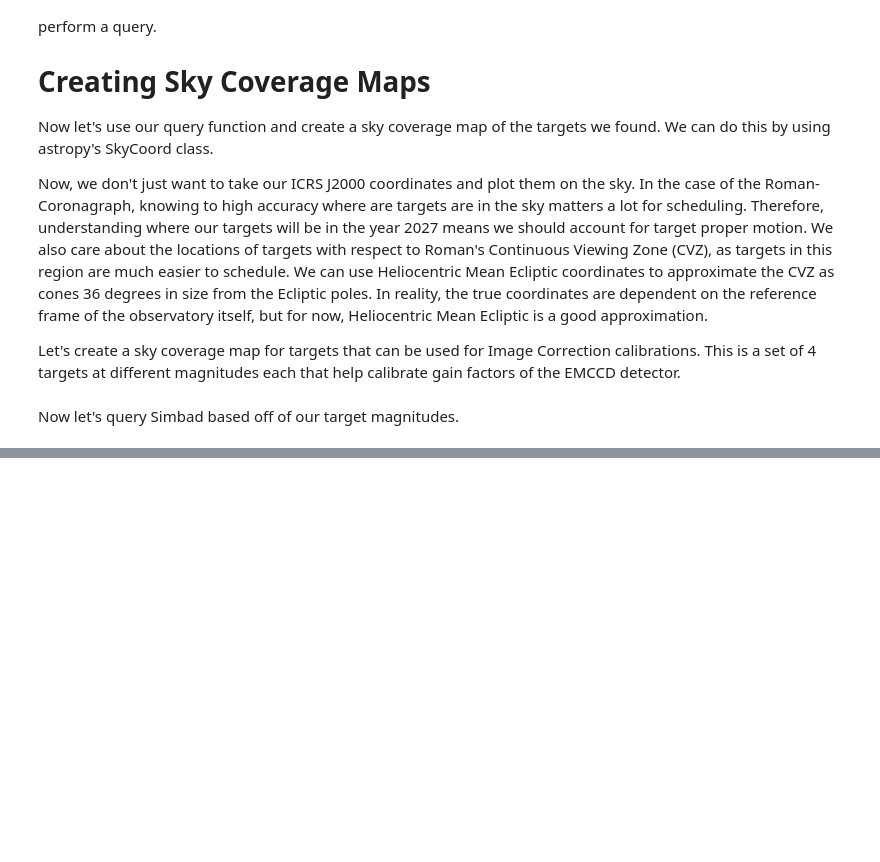
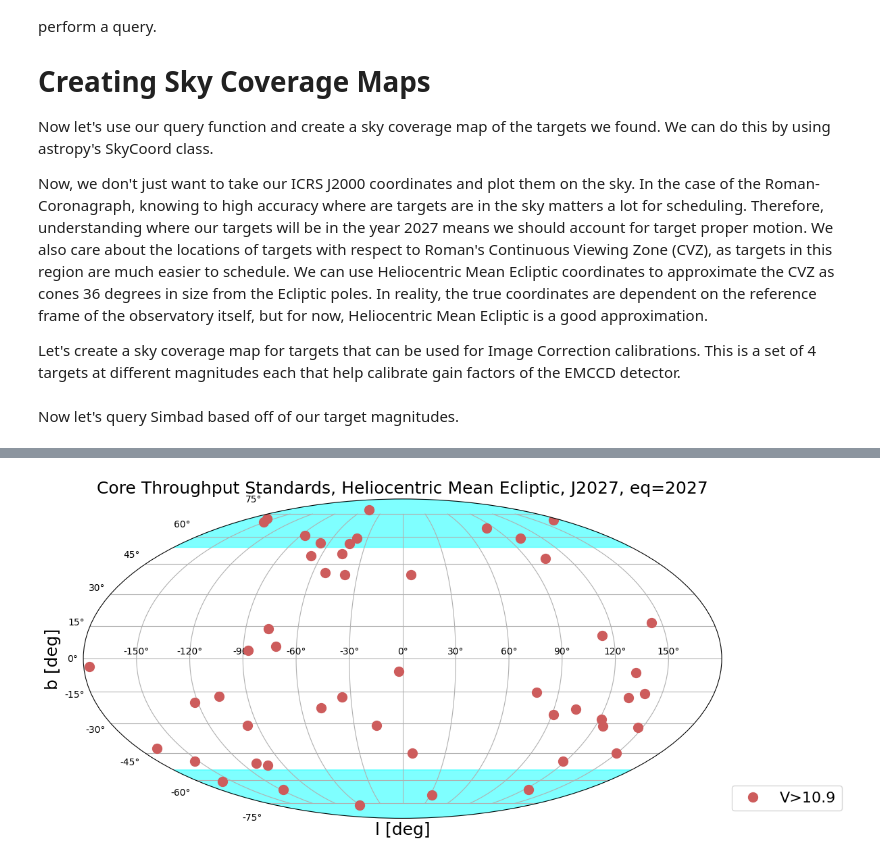
Before and after one commit to jrhom1/CorGI_ObsTools, a Jupyter notebook: Roman_Calibration_Targs.ipynb, the cells around one changed output, grey strips where cells are left out. Saved outputs shown, nothing was run; the diff lists cells and outputs as text; code cells hidden in the pictures; blank space fills up the shorter version.

```diff
--- a/Roman_Calibration_Targs.ipynb
+++ b/Roman_Calibration_Targs.ipynb
@@ -206,0 +266,4 @@ There you have it! You created a sky coverage map of possible image correction c
+# %%
+coreThruput(catsave=False,plotsave=False)
+# %% [output]
+[figure, added]
```
Also changed, not shown: parts of 13 cells of this notebook, 9 other files.
